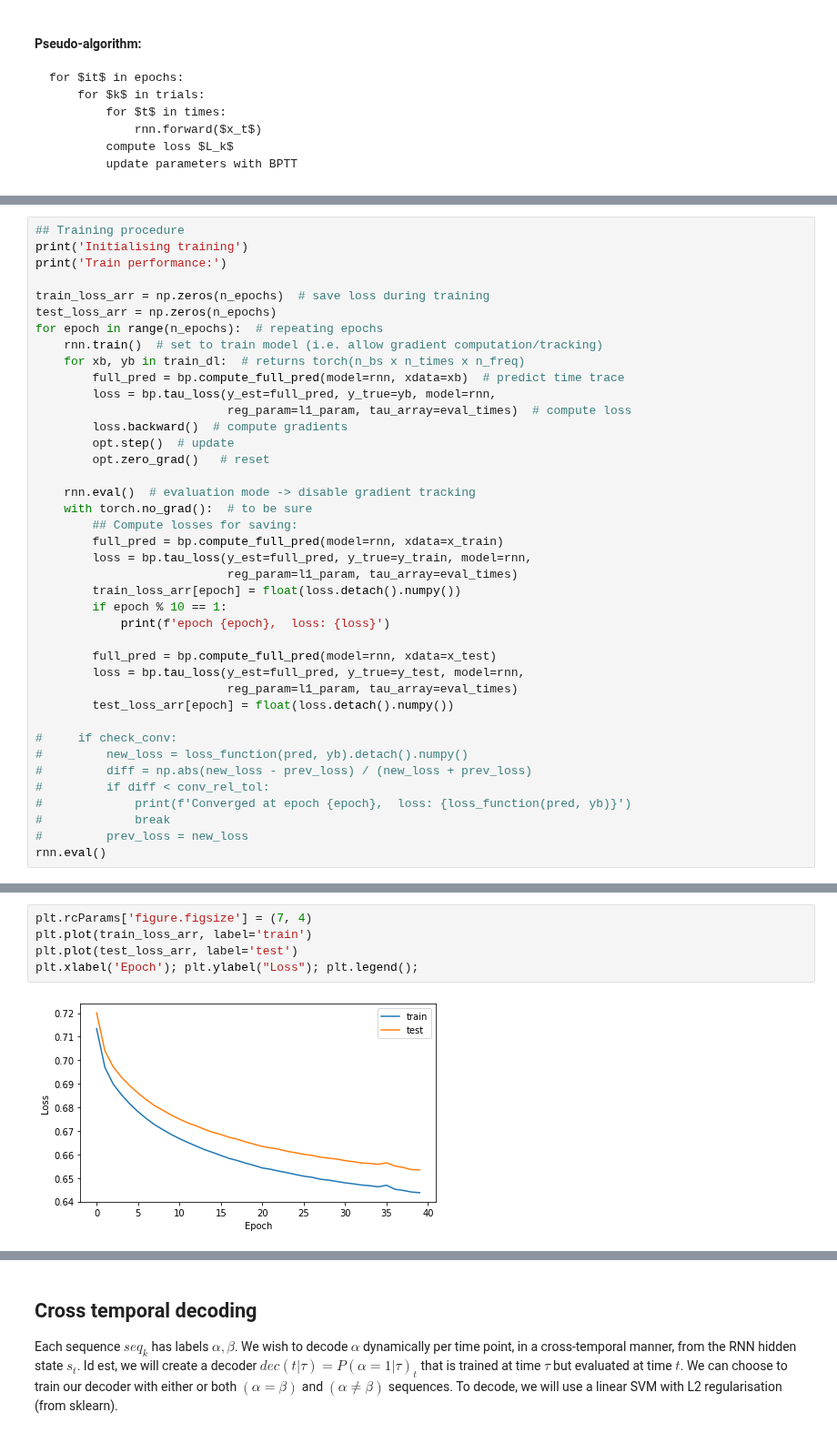
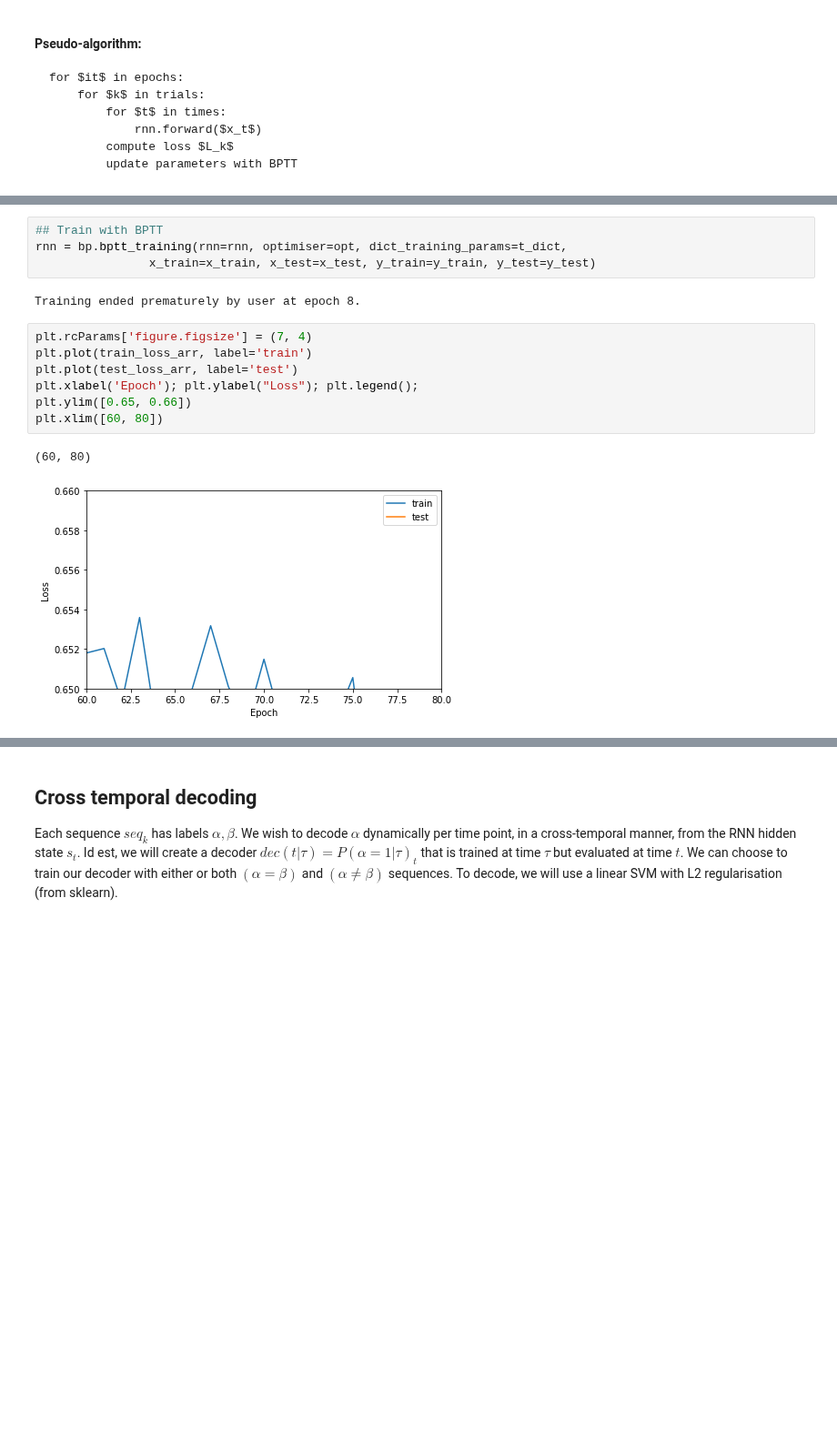
Before and after one commit to vdplasthijs/eavesdropping, a Jupyter notebook: bptt_sequence_coding.ipynb, the cells around one changed output, grey strips where cells are left out. Shown at 91% size. Cells and saved outputs as stored; diff of their text form; blank space fills up the shorter version.

Commit message:
formalised training function

```diff
--- a/bptt_sequence_coding.ipynb
+++ b/bptt_sequence_coding.ipynb
@@ -150,40 +144,0 @@ opt = torch.optim.SGD(rnn.parameters(), lr=learning_rate)  # call optimiser from
-# %%
-## Training procedure
-print('Initialising training')
-print('Train performance:')
-
-train_loss_arr = np.zeros(n_epochs)  # save loss during training
-test_loss_arr = np.zeros(n_epochs)
-for epoch in range(n_epochs):  # repeating epochs
-    rnn.train()  # set to train model (i.e. allow gradient computation/tracking)
-    for xb, yb in train_dl:  # returns torch(n_bs x n_times x n_freq)
-        full_pred = bp.compute_full_pred(model=rnn, xdata=xb)  # predict time trace
-        loss = bp.tau_loss(y_est=full_pred, y_true=yb, model=rnn,
-                           reg_param=l1_param, tau_array=eval_times)  # compute loss
-        loss.backward()  # compute gradients
-        opt.step()  # update
-        opt.zero_grad()   # reset
-
-    rnn.eval()  # evaluation mode -> disable gradient tracking
-    with torch.no_grad():  # to be sure
-        ## Compute losses for saving:
-        full_pred = bp.compute_full_pred(model=rnn, xdata=x_train)
-        loss = bp.tau_loss(y_est=full_pred, y_true=y_train, model=rnn,
-                           reg_param=l1_param, tau_array=eval_times)
-        train_loss_arr[epoch] = float(loss.detach().numpy())
-        if epoch % 10 == 1:
-            print(f'epoch {epoch},  loss: {loss}')
-
-        full_pred = bp.compute_full_pred(model=rnn, xdata=x_test)
-        loss = bp.tau_loss(y_est=full_pred, y_true=y_test, model=rnn,
-                           reg_param=l1_param, tau_array=eval_times)
-        test_loss_arr[epoch] = float(loss.detach().numpy())
-
-#     if check_conv:
-#         new_loss = loss_function(pred, yb).detach().numpy()
-#         diff = np.abs(new_loss - prev_loss) / (new_loss + prev_loss)
-#         if diff < conv_rel_tol:
-#             print(f'Converged at epoch {epoch},  loss: {loss_function(pred, yb)}')
-#             break
-#         prev_loss = new_loss
-rnn.eval()
@@ -202,7 +145,16 @@ RNN(
+# %%
+## Train with BPTT
+rnn = bp.bptt_training(rnn=rnn, optimiser=opt, dict_training_params=t_dict,
+                x_train=x_train, x_test=x_test, y_train=y_train, y_test=y_test)
+# %% [output]
+Training ended prematurely by user at epoch 8.
 # %%
 plt.rcParams['figure.figsize'] = (7, 4)
 plt.plot(train_loss_arr, label='train')
 plt.plot(test_loss_arr, label='test')
 plt.xlabel('Epoch'); plt.ylabel("Loss"); plt.legend();
+plt.ylim([0.65, 0.66])
+plt.xlim([60, 80])
 # %% [output]
+(60, 80)
-[figure, old version]
+[figure, new version]
```
Also changed, not shown: parts of 13 cells of this notebook, 1 other file.
